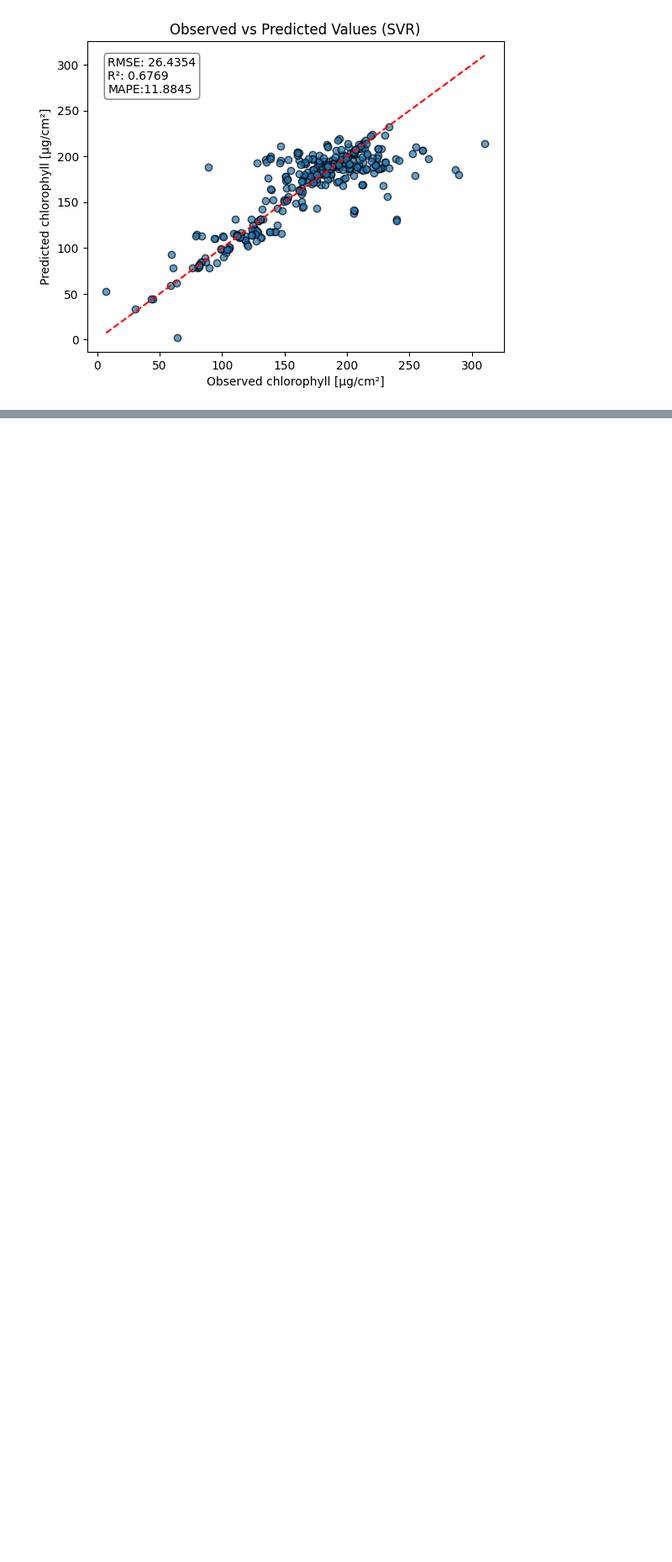
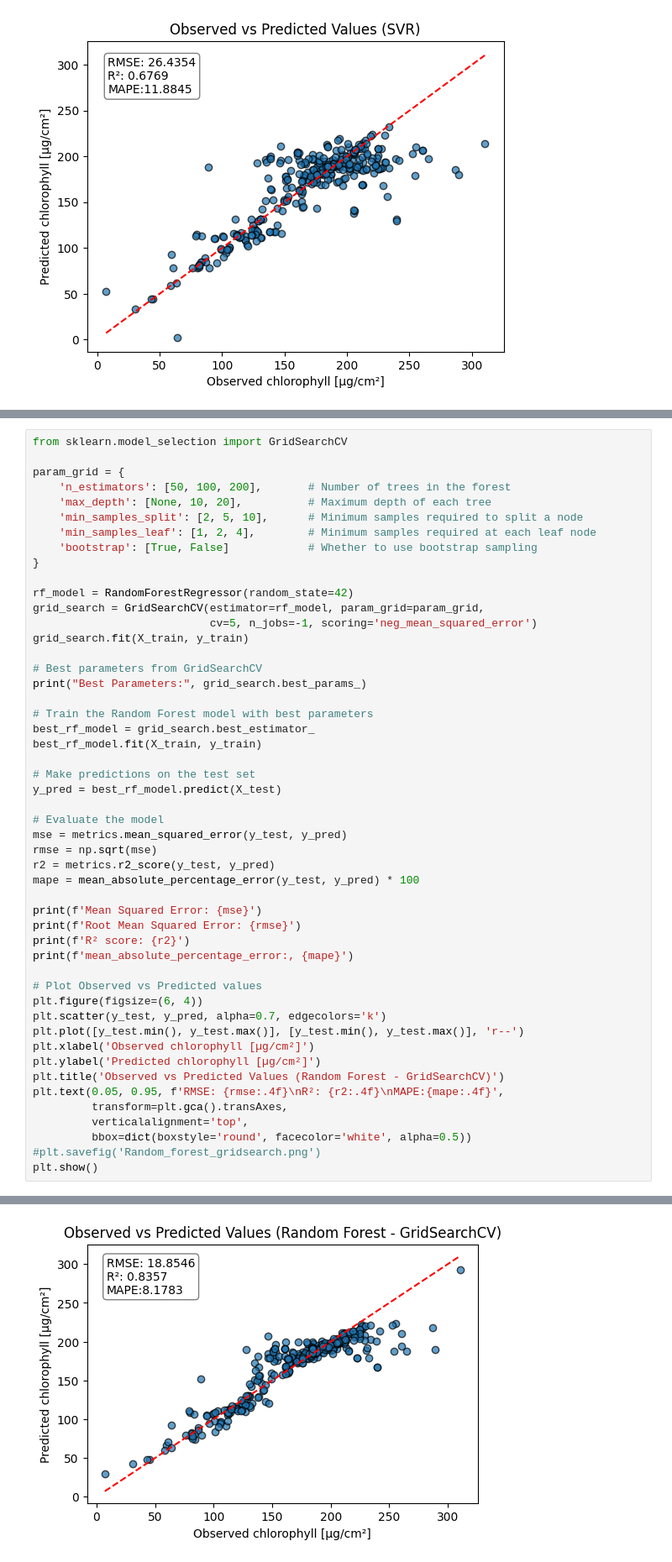
Before and after one commit to haricharnbytes/Chlorophyll_prediction, a Jupyter notebook: chlorophyll.ipynb, the cells around one changed output, grey strips where cells are left out. Shown at 84% size. Saved outputs shown, nothing was run; the diff lists cells and outputs as text; blank space fills up the shorter version.

```diff
--- a/chlorophyll.ipynb
+++ b/chlorophyll.ipynb
@@ -302,0 +348,51 @@ R² score: 0.6769299939193686
+# %%
+from sklearn.model_selection import GridSearchCV
+
+param_grid = {
+    'n_estimators': [50, 100, 200],       # Number of trees in the forest
+    'max_depth': [None, 10, 20],          # Maximum depth of each tree
+    'min_samples_split': [2, 5, 10],      # Minimum samples required to split a node
+    'min_samples_leaf': [1, 2, 4],        # Minimum samples required at each leaf node
+    'bootstrap': [True, False]            # Whether to use bootstrap sampling
+}
+
+rf_model = RandomForestRegressor(random_state=42)
+grid_search = GridSearchCV(estimator=rf_model, param_grid=param_grid,
+                           cv=5, n_jobs=-1, scoring='neg_mean_squared_error')
+grid_search.fit(X_train, y_train)
+
+# Best parameters from GridSearchCV
+print("Best Parameters:", grid_search.best_params_)
+
+# Train the Random Forest model with best parameters
+best_rf_model = grid_search.best_estimator_
+best_rf_model.fit(X_train, y_train)
+
+# Make predictions on the test set
+y_pred = best_rf_model.predict(X_test)
+
+# Evaluate the model
+mse = metrics.mean_squared_error(y_test, y_pred)
+rmse = np.sqrt(mse)
+r2 = metrics.r2_score(y_test, y_pred)
+mape = mean_absolute_percentage_error(y_test, y_pred) * 100
+
+print(f'Mean Squared Error: {mse}')
+print(f'Root Mean Squared Error: {rmse}')
+print(f'R² score: {r2}')
+print(f'mean_absolute_percentage_error:, {mape}')
+
+# Plot Observed vs Predicted values
+plt.figure(figsize=(6, 4))
+plt.scatter(y_test, y_pred, alpha=0.7, edgecolors='k')
+plt.plot([y_test.min(), y_test.max()], [y_test.min(), y_test.max()], 'r--')
+plt.xlabel('Observed chlorophyll [µg/cm²]')
+plt.ylabel('Predicted chlorophyll [µg/cm²]')
+plt.title('Observed vs Predicted Values (Random Forest - GridSearchCV)')
+plt.text(0.05, 0.95, f'RMSE: {rmse:.4f}\nR²: {r2:.4f}\nMAPE:{mape:.4f}',
+         transform=plt.gca().transAxes,
+         verticalalignment='top',
+         bbox=dict(boxstyle='round', facecolor='white', alpha=0.5))
+#plt.savefig('Random_forest_gridsearch.png')
+plt.show()
+# %% [output]
@@ -302,0 +404 @@ R² score: 0.6769299939193686
+[figure, added]
```
Also changed, not shown: parts of 11 cells of this notebook.
